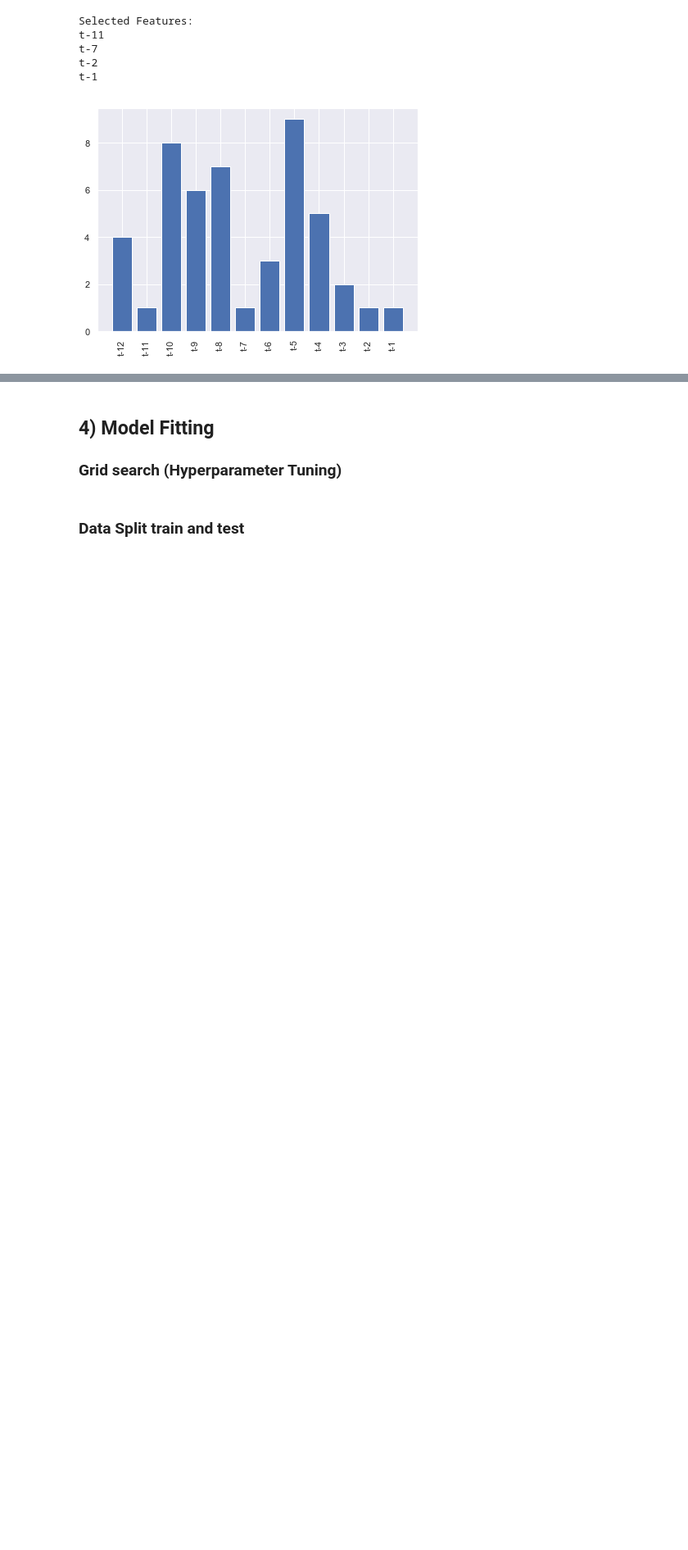
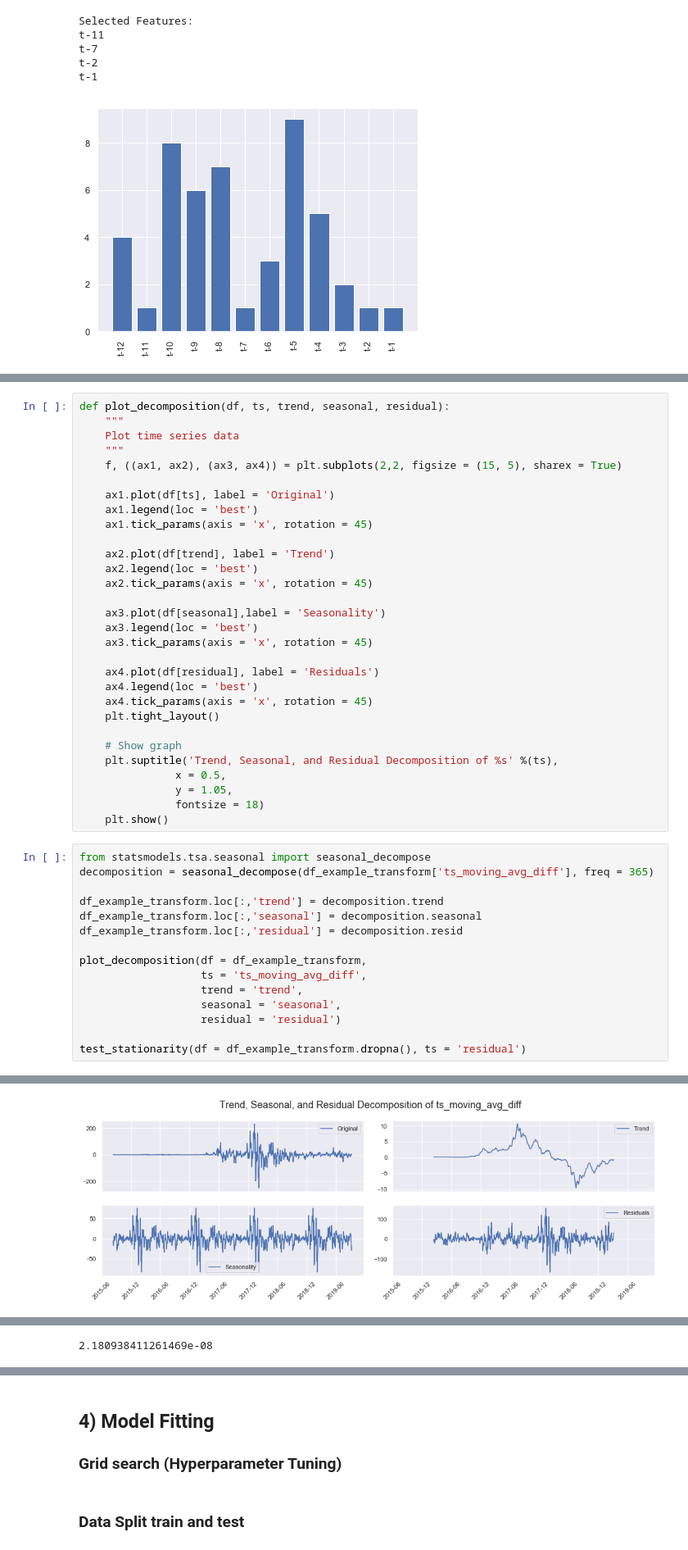
Before and after one commit to y4m4rx/appliedDataScienceProject, a Jupyter notebook: sezi/Project.ipynb, the cells around one changed output, grey strips where cells are left out. Shown at 82% size. Saved outputs shown, nothing was run; the diff lists cells and outputs as text; blank space fills up the shorter version.

```diff
--- a/sezi/Project.ipynb
+++ b/sezi/Project.ipynb
@@ -463,0 +686,46 @@ t-1
+# %%
+def plot_decomposition(df, ts, trend, seasonal, residual):
+    """
+    Plot time series data
+    """
+    f, ((ax1, ax2), (ax3, ax4)) = plt.subplots(2,2, figsize = (15, 5), sharex = True)
+
+    ax1.plot(df[ts], label = 'Original')
+    ax1.legend(loc = 'best')
+    ax1.tick_params(axis = 'x', rotation = 45)
+
+    ax2.plot(df[trend], label = 'Trend')
+    ax2.legend(loc = 'best')
+    ax2.tick_params(axis = 'x', rotation = 45)
+
+    ax3.plot(df[seasonal],label = 'Seasonality')
+    ax3.legend(loc = 'best')
+    ax3.tick_params(axis = 'x', rotation = 45)
+
+    ax4.plot(df[residual], label = 'Residuals')
+    ax4.legend(loc = 'best')
+    ax4.tick_params(axis = 'x', rotation = 45)
+    plt.tight_layout()
+
+    # Show graph
+    plt.suptitle('Trend, Seasonal, and Residual Decomposition of %s' %(ts),
+               x = 0.5,
+               y = 1.05,
+               fontsize = 18)
+    plt.show()
+# %%
+from statsmodels.tsa.seasonal import seasonal_decompose
+decomposition = seasonal_decompose(df_example_transform['ts_moving_avg_diff'], freq = 365)
+
+df_example_transform.loc[:,'trend'] = decomposition.trend
+df_example_transform.loc[:,'seasonal'] = decomposition.seasonal
+df_example_transform.loc[:,'residual'] = decomposition.resid
+
+plot_decomposition(df = df_example_transform,
+                   ts = 'ts_moving_avg_diff',
+                   trend = 'trend',
+                   seasonal = 'seasonal',
+                   residual = 'residual')
+
+test_stationarity(df = df_example_transform.dropna(), ts = 'residual')
+# %% [output]
@@ -463,0 +742 @@ t-1
+[figure, added]
@@ -463,0 +753 @@ t-1
+2.180938411261469e-08
```
Also changed, not shown: parts of 15 cells of this notebook.
